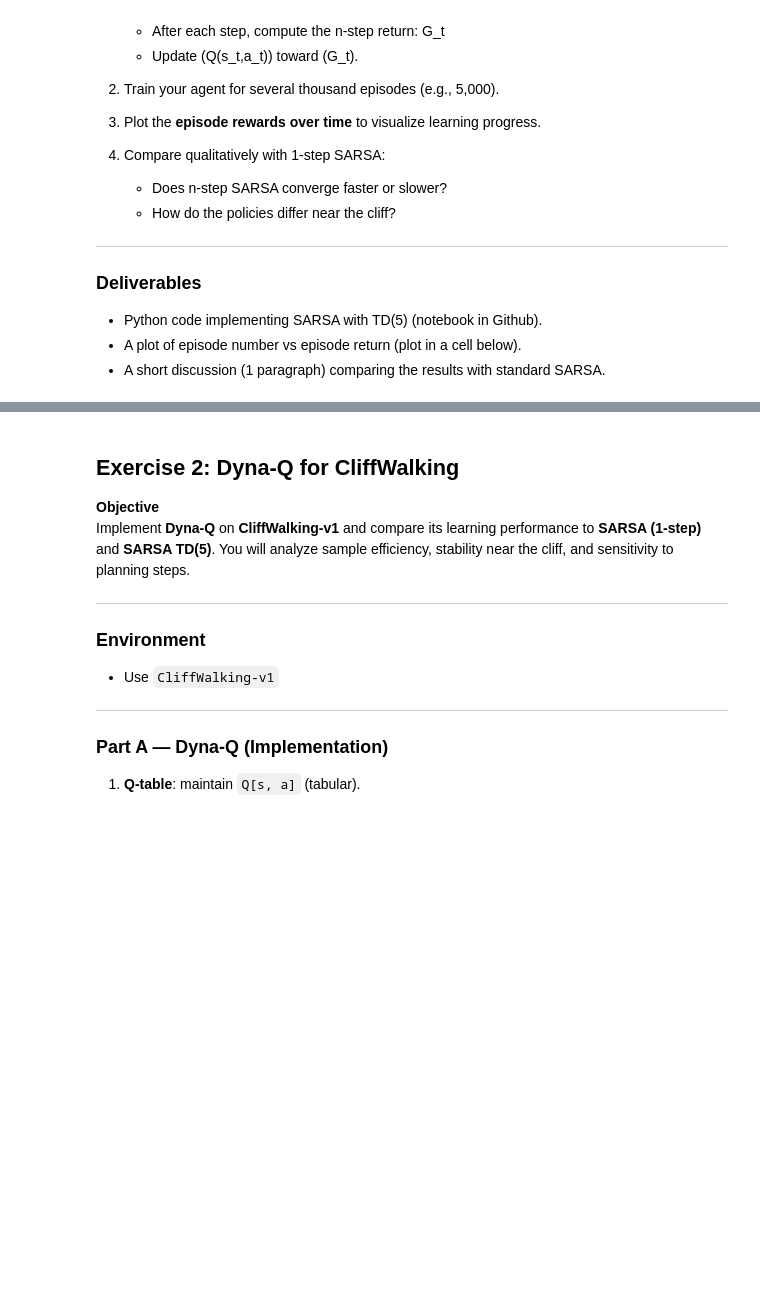
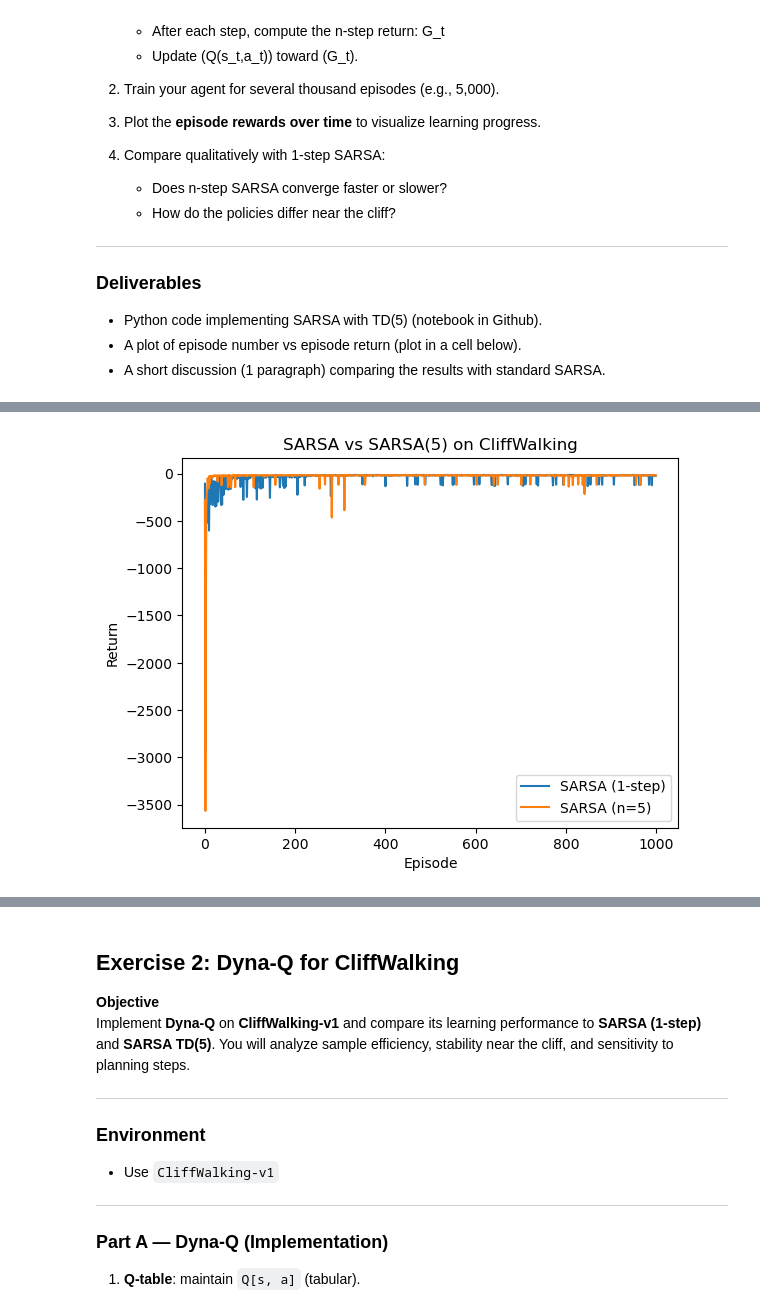
Before and after one commit to TongshuWu1/RL_CSE337_TonyWu, a Jupyter notebook: lab4_dyna.ipynb, the cells around one changed output, grey strips where cells are left out. Saved outputs shown, nothing was run; the diff lists cells and outputs as text; code cells hidden in the pictures; blank space fills up the shorter version.

```diff
--- a/lab4_dyna.ipynb
+++ b/lab4_dyna.ipynb
@@ -135,0 +137,79 @@ plt.show()
+# %%
+import numpy as np
+import gymnasium as gym
+import matplotlib.pyplot as plt
+
+env = gym.make("CliffWalking-v0")
+
+n_states = env.observation_space.n
+n_actions = env.action_space.n
+alpha = 0.1
+gamma = 0.99
+epsilon = 0.1
+n_step = 5
+n_episodes = 1000
+
+def epsilon_greedy(Q, state):
+    if np.random.rand() < epsilon:
+        return np.random.randint(n_actions)
+    return np.argmax(Q[state])
+
+def run_sarsa(Q, n_step=1):
+    returns = []
+    for ep in range(n_episodes):
+        state, _ = env.reset()
+        action = epsilon_greedy(Q, state)
+
+        states = [state]
+        actions = [action]
+        rewards = [0]
+        T = float("inf")
+        t = 0
+
+        while True:
+            if t < T:
+                next_state, reward, terminated, truncated, _ = env.step(action)
+                done = terminated or truncated
+                states.append(next_state)
+                rewards.append(reward)
+
+                if done:
+                    T = t + 1
+                else:
+                    next_action = epsilon_greedy(Q, next_state)
+                    actions.append(next_action)
+                    state = next_state
+                    action = next_action
+
+            tau = t - n_step + 1
+            if tau >= 0:
+                G = 0.0
+                for i in range(tau + 1, min(tau + n_step + 1, T + 1)):
+                    G += (gamma ** (i - tau - 1)) * rewards[i]
+                if tau + n_step < T:
+                    s_tau_n = states[tau + n_step]
+                    a_tau_n = actions[tau + n_step]
+                    G += (gamma ** n_step) * Q[s_tau_n, a_tau_n]
+                Q[states[tau], actions[tau]] += alpha * (G - Q[states[tau], actions[tau]])
+            if tau == T - 1:
+                break
+            t += 1
+
+        returns.append(sum(rewards[1:]))
+    return returns
+
+Q_sarsa = np.zeros((n_states, n_actions))
+Q_sarsa5 = np.zeros((n_states, n_actions))
+
+returns_sarsa = run_sarsa(Q_sarsa, n_step=1)
+returns_sarsa5 = run_sarsa(Q_sarsa5, n_step=5)
+
+plt.plot(returns_sarsa, label="SARSA (1-step)")
+plt.plot(returns_sarsa5, label="SARSA (n=5)")
+plt.xlabel("Episode")
+plt.ylabel("Return")
+plt.title("SARSA vs SARSA(5) on CliffWalking")
+plt.legend()
+plt.show()
+# %% [output]
+[figure, added]
```
Also changed, not shown: parts of 5 cells of this notebook, 1 other file.
